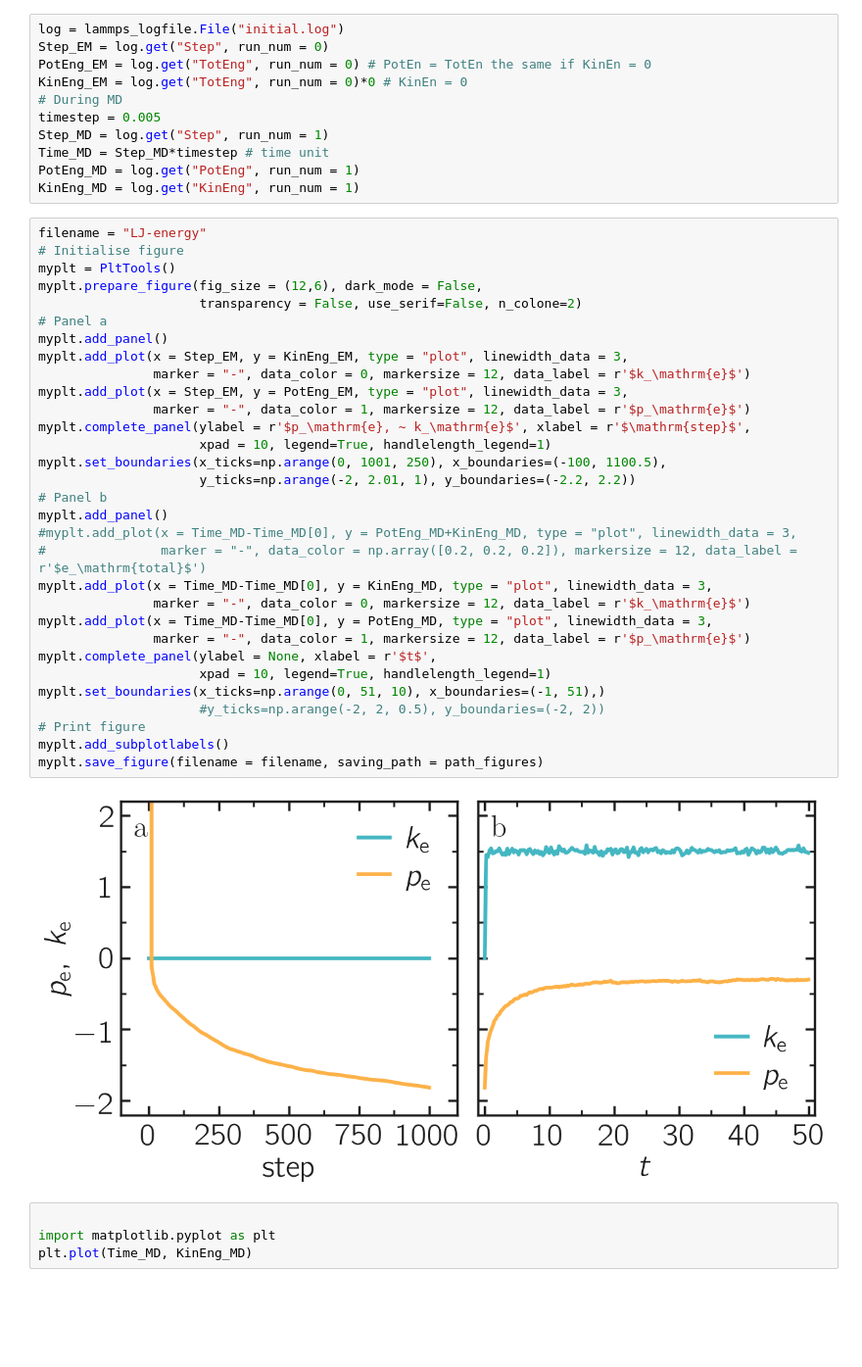
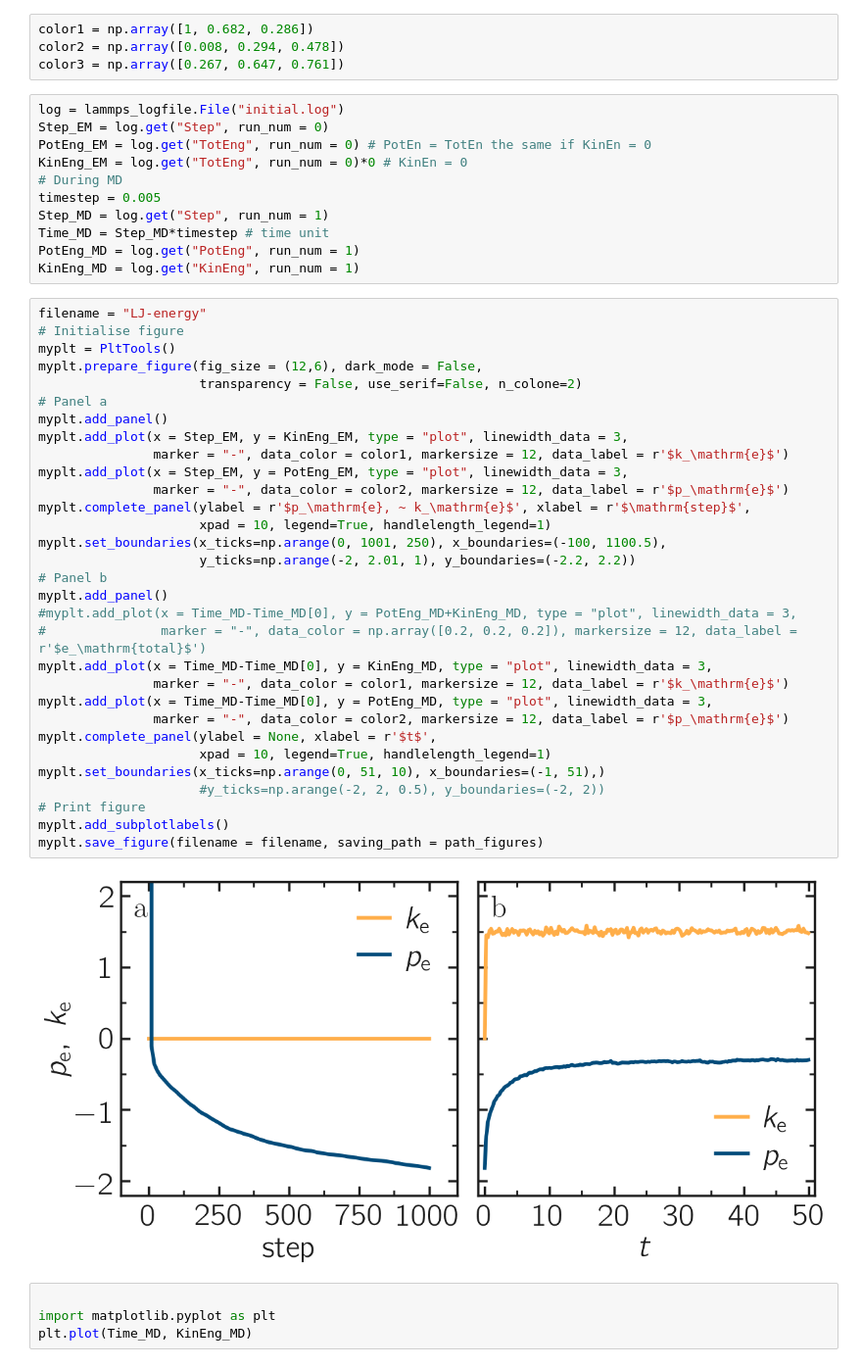
Before and after one commit to lammpstutorials/lammpstutorials-article, a Jupyter notebook: files/tutorial1/solution/initial.ipynb, the cells around one changed output. Shown: that part at 98% size. Saved outputs shown, nothing was run; the diff lists cells and outputs as text; blank space fills up the shorter version.

Commit message:
tried a different color sets

```diff
--- a/files/tutorial1/solution/initial.ipynb
+++ b/files/tutorial1/solution/initial.ipynb
@@ -11,6 +11,10 @@ path_in_folder = current_path[len(git_path)+1:]
 sys.path.append(git_path + "/files/pyplot-perso")
 from plttools import PltTools
 path_figures = git_path + "/figures/"
+# %%
+color1 = np.array([1, 0.682, 0.286])
+color2 = np.array([0.008, 0.294, 0.478])
+color3 = np.array([0.267, 0.647, 0.761])
 # %%
 log = lammps_logfile.File("initial.log")
 Step_EM = log.get("Step", run_num = 0)
@@ -25,36 +29,36 @@ KinEng_MD = log.get("KinEng", run_num = 1)
 # %%
 filename = "LJ-energy"
 # Initialise figure
 myplt = PltTools()
 myplt.prepare_figure(fig_size = (12,6), dark_mode = False,
                      transparency = False, use_serif=False, n_colone=2)
 # Panel a
 myplt.add_panel()
 myplt.add_plot(x = Step_EM, y = KinEng_EM, type = "plot", linewidth_data = 3,
-               marker = "-", data_color = 0, markersize = 12, data_label = r'$k_\mathrm{e}$')
+               marker = "-", data_color = color1, markersize = 12, data_label = r'$k_\mathrm{e}$')
 myplt.add_plot(x = Step_EM, y = PotEng_EM, type = "plot", linewidth_data = 3,
-               marker = "-", data_color = 1, markersize = 12, data_label = r'$p_\mathrm{e}$')
+               marker = "-", data_color = color2, markersize = 12, data_label = r'$p_\mathrm{e}$')
 myplt.complete_panel(ylabel = r'$p_\mathrm{e}, ~ k_\mathrm{e}$', xlabel = r'$\mathrm{step}$',
                      xpad = 10, legend=True, handlelength_legend=1)
 myplt.set_boundaries(x_ticks=np.arange(0, 1001, 250), x_boundaries=(-100, 1100.5),
                      y_ticks=np.arange(-2, 2.01, 1), y_boundaries=(-2.2, 2.2))
 # Panel b
 myplt.add_panel()
 #myplt.add_plot(x = Time_MD-Time_MD[0], y = PotEng_MD+KinEng_MD, type = "plot", linewidth_data = 3,
 #               marker = "-", data_color = np.array([0.2, 0.2, 0.2]), markersize = 12, data_label = r'$e_\mathrm{total}$')
 myplt.add_plot(x = Time_MD-Time_MD[0], y = KinEng_MD, type = "plot", linewidth_data = 3,
-               marker = "-", data_color = 0, markersize = 12, data_label = r'$k_\mathrm{e}$')
+               marker = "-", data_color = color1, markersize = 12, data_label = r'$k_\mathrm{e}$')
 myplt.add_plot(x = Time_MD-Time_MD[0], y = PotEng_MD, type = "plot", linewidth_data = 3,
-               marker = "-", data_color = 1, markersize = 12, data_label = r'$p_\mathrm{e}$')
+               marker = "-", data_color = color2, markersize = 12, data_label = r'$p_\mathrm{e}$')
 myplt.complete_panel(ylabel = None, xlabel = r'$t$',
                      xpad = 10, legend=True, handlelength_legend=1)
 myplt.set_boundaries(x_ticks=np.arange(0, 51, 10), x_boundaries=(-1, 51),)
                      #y_ticks=np.arange(-2, 2, 0.5), y_boundaries=(-2, 2))
 # Print figure
 myplt.add_subplotlabels()
 myplt.save_figure(filename = filename, saving_path = path_figures)
 # %% [output]
-[figure, old version]
+[figure, new version]
 # %%
 
 import matplotlib.pyplot as plt
```
Also changed, not shown: 1 other file.
